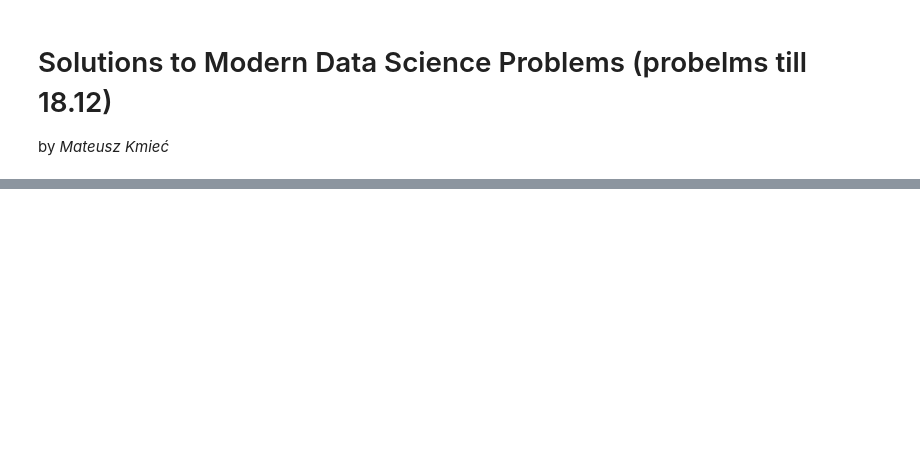
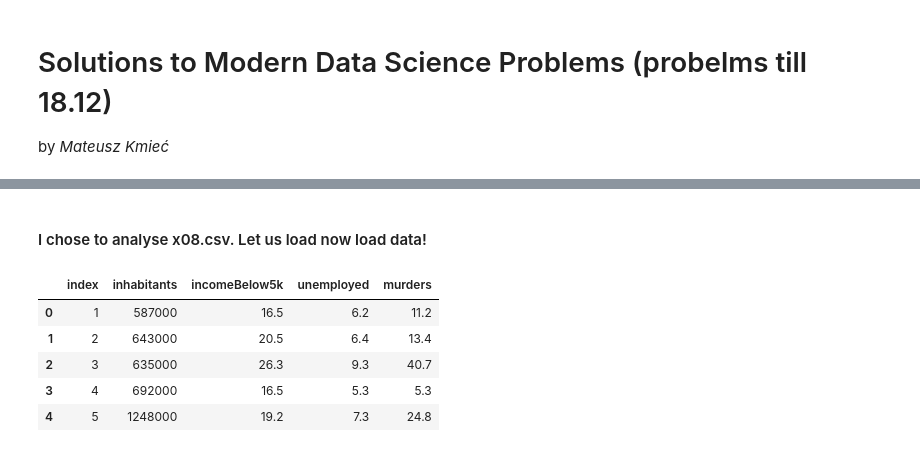
Before and after one commit to kmiec96/Modern-data-science, a Jupyter notebook: ML2021_set5.ipynb, the cells around one changed output, grey strips where cells are left out. Drawn from its saved outputs; the diff is of its cells as text; code cells hidden in the pictures; blank space fills up the shorter version.

```diff
--- a/ML2021_set5.ipynb
+++ b/ML2021_set5.ipynb
@@ -22,0 +41,18 @@ ar_regression/simple_linear_regression_template.ipynb
+# %% [markdown]
+#### I chose to analyse x08.csv. Let us load now load data!
+# %%
+#Please note 'raw' prefix in the url and the lack of 'blob' part
+url='https://raw.github.com/wkrzemien/dataScienceAndML2020/master/datasets/x08.csv'
+urllib.request.urlretrieve(url,'x08.csv')
+
+FILE_NAME = 'x08.csv'
+
+data = pd.read_csv(FILE_NAME, names=['index','inhabitants','incomeBelow5k','unemployed','murders'])
+data.head()
+# %% [output]
+|  | index | inhabitants | incomeBelow5k | unemployed | murders |
+| 0 | 1 | 587000 | 16.5 | 6.2 | 11.2 |
+| 1 | 2 | 643000 | 20.5 | 6.4 | 13.4 |
+| 2 | 3 | 635000 | 26.3 | 9.3 | 40.7 |
+| 3 | 4 | 692000 | 16.5 | 5.3 | 5.3 |
+| 4 | 5 | 1248000 | 19.2 | 7.3 | 24.8 |
```
Also changed, not shown: parts of 10 cells of this notebook.
